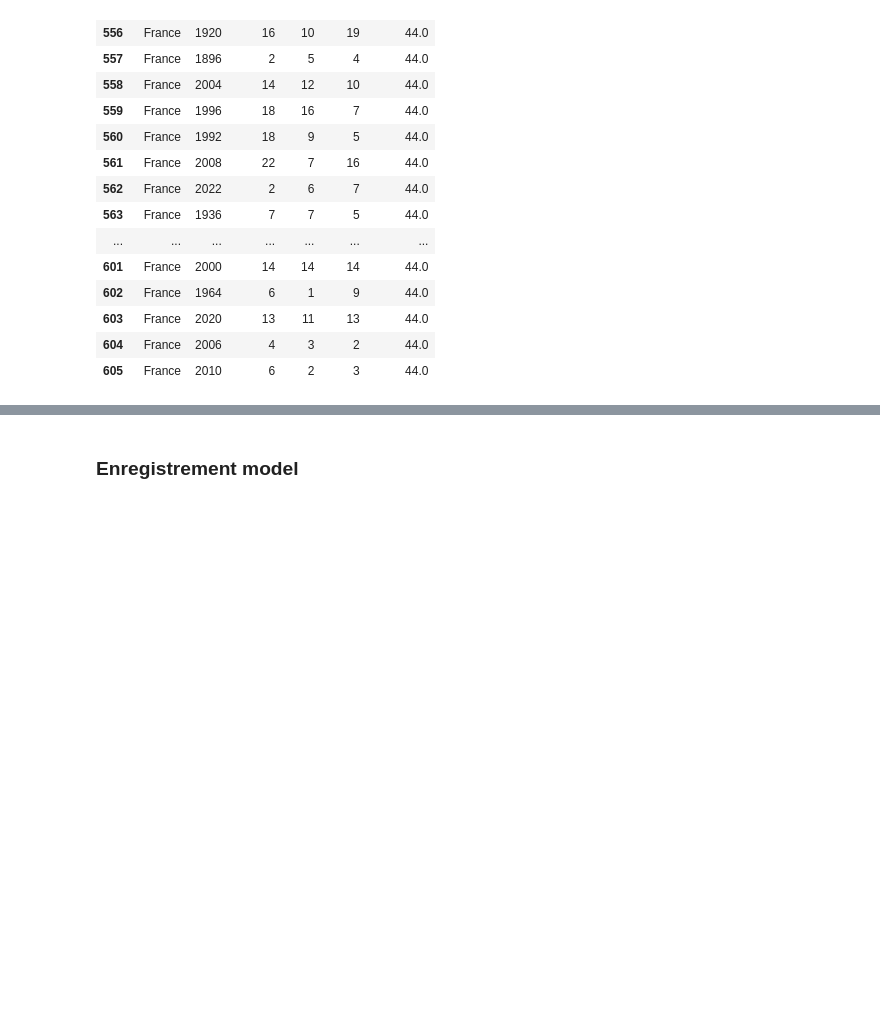
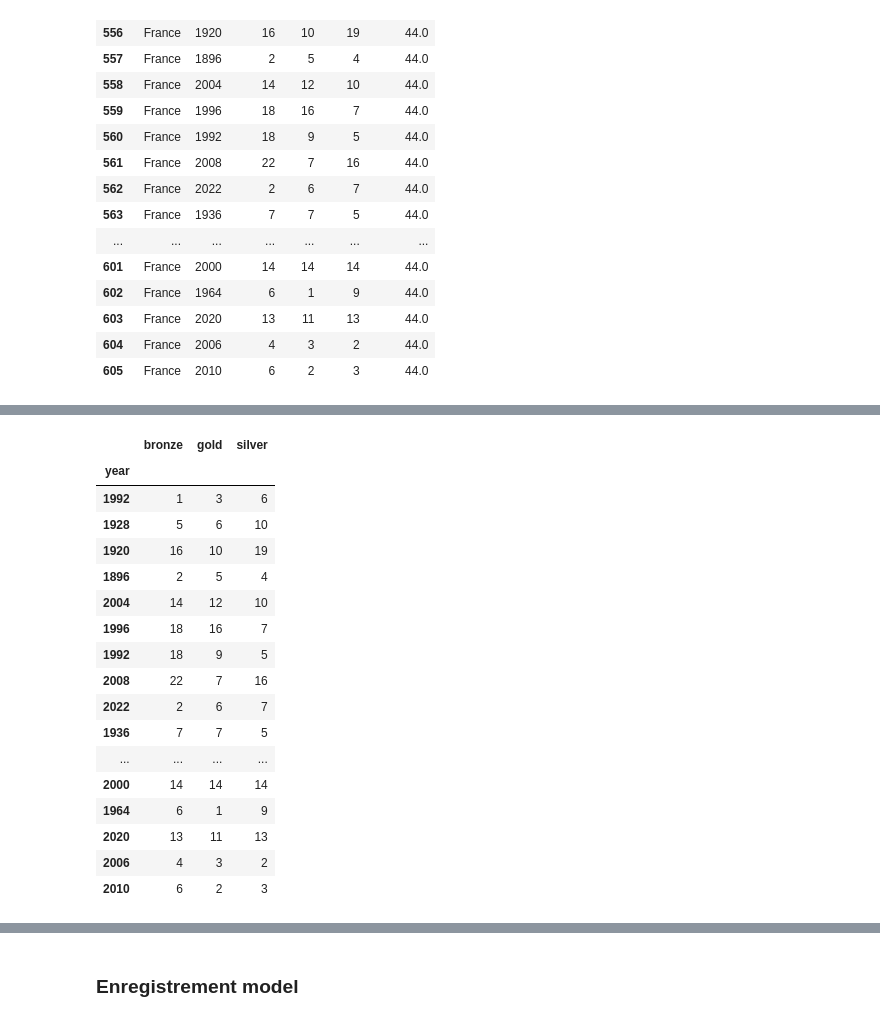
Before and after one commit to IsianDreemrr/HackathonGRP19, a Jupyter notebook: Notebook/Anthony/test_models.ipynb, the cells around one changed output, grey strips where cells are left out. Cells and saved outputs as stored; diff of their text form; code cells hidden in the pictures; blank space fills up the shorter version.

```diff
--- a/Notebook/Anthony/test_models.ipynb
+++ b/Notebook/Anthony/test_models.ipynb
@@ -189,0 +174,24 @@ pfrance
+# %%
+#pfrance.reset_index(inplace=True)
+# pfrance = pfrance.drop(['index', 'level_0'], axis=1)
+pfrance = pfrance.set_index('year')
+pfrance
+# %% [output]
+|  | bronze | gold | silver |
+| year |  |  |  |
+| 1992 | 1 | 3 | 6 |
+| 1928 | 5 | 6 | 10 |
+| 1920 | 16 | 10 | 19 |
+| 1896 | 2 | 5 | 4 |
+| 2004 | 14 | 12 | 10 |
+| 1996 | 18 | 16 | 7 |
+| 1992 | 18 | 9 | 5 |
+| 2008 | 22 | 7 | 16 |
+| 2022 | 2 | 6 | 7 |
+| 1936 | 7 | 7 | 5 |
+| ... | ... | ... | ... |
+| 2000 | 14 | 14 | 14 |
+| 1964 | 6 | 1 | 9 |
+| 2020 | 13 | 11 | 13 |
+| 2006 | 4 | 3 | 2 |
+| 2010 | 6 | 2 | 3 |
```
Also changed, not shown: parts of 5 cells of this notebook, 1 other file.
